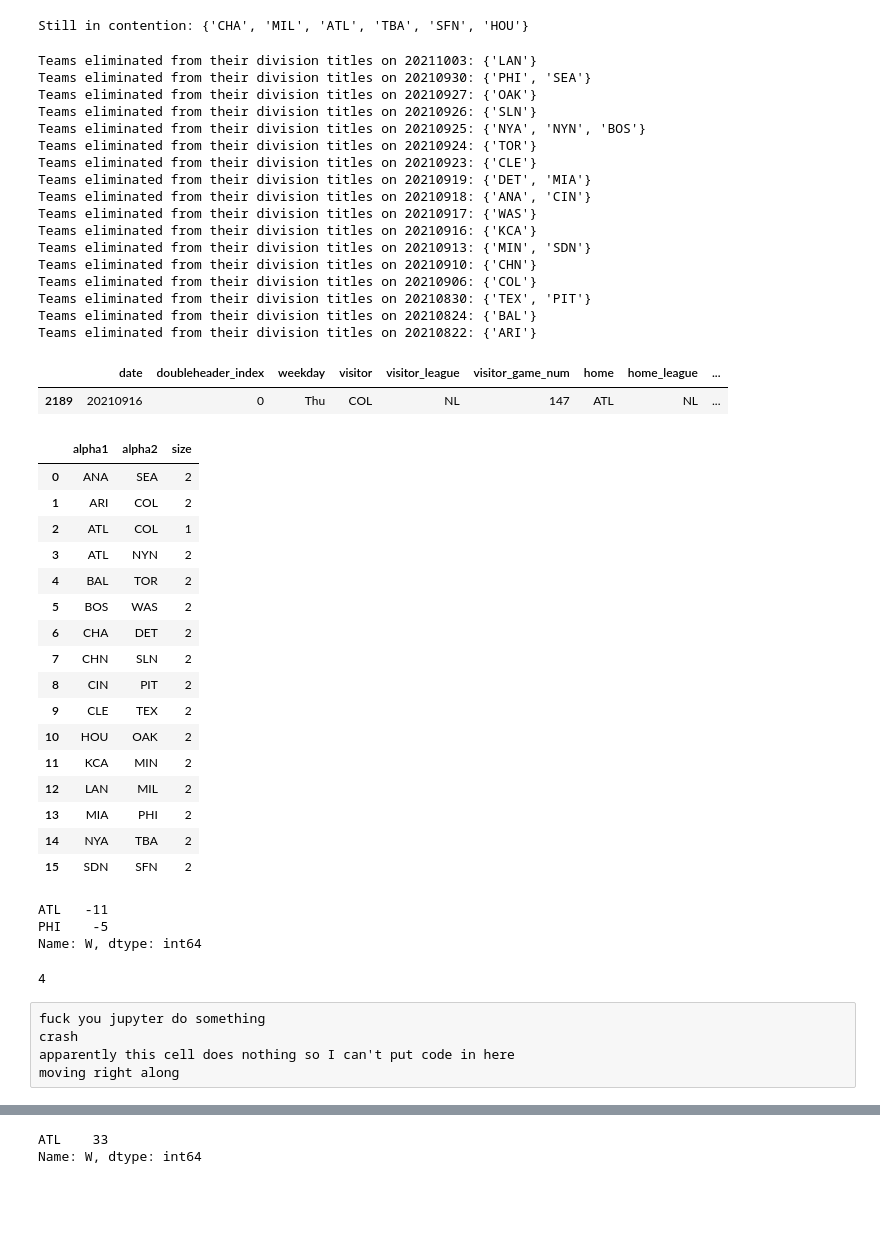
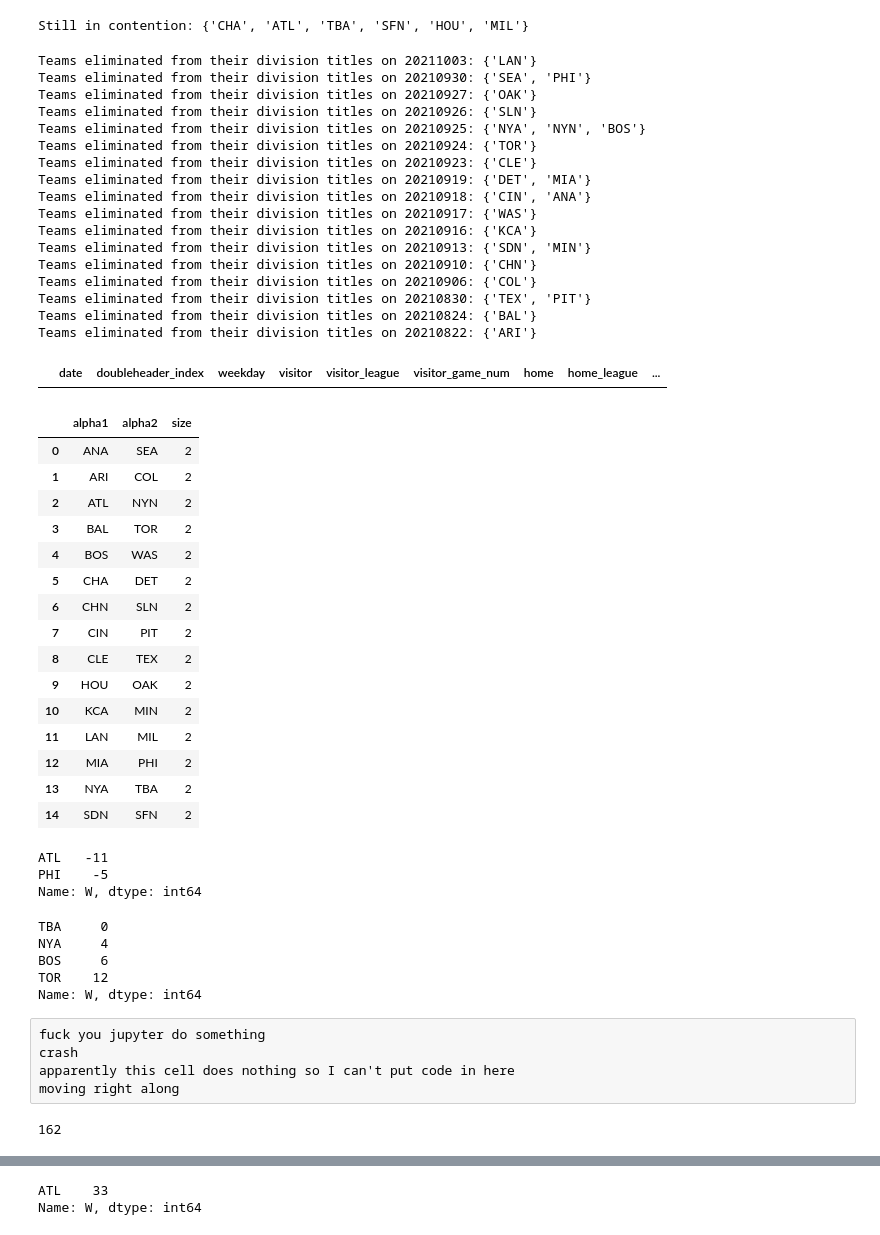
Before and after one commit to markongithub/mlb_standings, a Jupyter notebook: mlb_standings.ipynb, the cells around one changed output, grey strips where cells are left out. Drawn from its saved outputs; the diff is of its cells as text; code cells hidden in the pictures; blank space fills up the shorter version.

```diff
--- a/mlb_standings.ipynb
+++ b/mlb_standings.ipynb
@@ -7,14 +7,17 @@ import numpy as np
 
 def load_game_log(game_log_path):
     retro_df_columns=['date', 'doubleheader_index','weekday', 'visitor', 'visitor_league', 'visitor_game_num', 'home', 'home_league', 'home_game_num', 'visitor_score', 'home_score', 'length_outs', 'day_night', 'completion']
-    df = pd.read_csv(game_log_path, header=0, names=retro_df_columns, usecols=range(len(retro_df_columns)))
+    df = pd.read_csv(game_log_path, header=None, names=retro_df_columns, usecols=range(len(retro_df_columns)))
     df['date'] = df['date'].astype(str)
+    df = df.fillna(value={'completion': 'I hate Pandas'})
+    df['completion'] = df['completion'].astype(str)
     df['completion_date'] = df['date']
-    df.loc[(~df['completion'].isnull()), 'completion_date'] = df['completion'].str.split(',').str[0]
+    df.loc[(df['completion'] != "I hate Pandas"), 'completion_date'] = df['completion'].str.split(',').str[0]
     df['completion_date'] = df['completion_date'].astype(str)
     return df
 
 df = load_game_log('./data/GL2021.txt')
 df.loc[(df['date'] != df['completion_date'])]
+# df.loc[(df['visitor'] == 'PIT') | (df['home'] == 'PIT')].shape
 # %% [output]
 |  | date | doubleheader_index | weekday | visitor | visitor_league | visitor_game_num | home | home_league | ... |
@@ -155,20 +122,20 @@ Name: L, dtype: int64
 # %%
 # standings.loc[(standings['div'] == 'NE')]['W'].max()
 
-def division_contenders(standings_immutable):
+def division_contenders(standings_immutable, divisions, season_length):
     df = standings_immutable.copy()
 #    print(f'division_contenders was called with columns {df.columns}')
     df['div'] = divisions['div']
-    max_wins = 162 - df['L']
+    max_wins = season_length - df['L']
     division_contenders = set()
     for index, row in df.iterrows():
         most_wins_in_division = df.loc[(df['div'] == row["div"])]['W'].max()
         if max_wins[index] >= most_wins_in_division:
             division_contenders.add(index)
     return division_contenders
-print(f'Still in contention: {division_contenders(standings)}')
+print(f'Still in contention: {division_contenders(standings, DIVISIONS, 162)}')
 # %% [output]
-Still in contention: {'CHA', 'MIL', 'ATL', 'TBA', 'SFN', 'HOU'}
+Still in contention: {'CHA', 'ATL', 'TBA', 'SFN', 'HOU', 'MIL'}
 # %%
 from datetime import datetime, timedelta
 
@@ -192,7 +159,7 @@ def show_dumb_elimination_output(df, divisions):
       current_standings['div'] = divisions['div']
       current_standings['lg'] = divisions['lg']
       current_standings['max_wins'] = 162 - current_standings['L']
-      contenders = division_contenders(current_standings)
+      contenders = division_contenders(current_standings, divisions, 162)
       if old_contenders:
         new_contenders = contenders.difference(old_contenders)
         if new_contenders:
@@ -201,20 +168,20 @@ def show_dumb_elimination_output(df, divisions):
       old_contenders = contenders.copy()
       current_date = current_date - timedelta(days=1)
 
-show_dumb_elimination_output(df, divisions)
+show_dumb_elimination_output(df, DIVISIONS)
 # %% [output]
 Teams eliminated from their division titles on 20211003: {'LAN'}
-Teams eliminated from their division titles on 20210930: {'PHI', 'SEA'}
+Teams eliminated from their division titles on 20210930: {'SEA', 'PHI'}
 Teams eliminated from their division titles on 20210927: {'OAK'}
 Teams eliminated from their division titles on 20210926: {'SLN'}
 Teams eliminated from their division titles on 20210925: {'NYA', 'NYN', 'BOS'}
 Teams eliminated from their division titles on 20210924: {'TOR'}
 Teams eliminated from their division titles on 20210923: {'CLE'}
 Teams eliminated from their division titles on 20210919: {'DET', 'MIA'}
-Teams eliminated from their division titles on 20210918: {'ANA', 'CIN'}
+Teams eliminated from their division titles on 20210918: {'CIN', 'ANA'}
 Teams eliminated from their division titles on 20210917: {'WAS'}
 Teams eliminated from their division titles on 20210916: {'KCA'}
-Teams eliminated from their division titles on 20210913: {'MIN', 'SDN'}
+Teams eliminated from their division titles on 20210913: {'SDN', 'MIN'}
 Teams eliminated from their division titles on 20210910: {'CHN'}
 Teams eliminated from their division titles on 20210906: {'COL'}
 Teams eliminated from their division titles on 20210830: {'TEX', 'PIT'}
@@ -223,19 +190,20 @@ Teams eliminated from their division titles on 20210822: {'ARI'}
 # %%
 def load_schedule(filename):
     schedule_columns=['date', 'doubleheader_index','weekday', 'visitor', 'visitor_league', 'visitor_game_num', 'home', 'home_league', 'home_game_num', 'day_night', 'completion', 'makeup_date']
-    df = pd.read_csv(filename, header=0, names=schedule_columns, usecols=range(len(schedule_columns)))
+    df = pd.read_csv(filename, header=None, names=schedule_columns, usecols=range(len(schedule_columns)))
+    df['completion'] = df['completion'].astype(str)
     df['makeup_date'] = df['makeup_date'].astype(str)
-    return df
+    return df.dropna(subset=['home'])
 
 schedule_path = './data/2021SKED.TXT'
+SCHEDULE = load_schedule(schedule_path)
 
 def find_unplayed_games(schedule):
-  return schedule.loc[schedule["makeup_date"].str.startswith("not", na=False)]
+    return schedule.loc[schedule["makeup_date"].str.startswith("not", na=False)]
 
 find_unplayed_games(load_schedule(schedule_path))
 # %% [output]
 |  | date | doubleheader_index | weekday | visitor | visitor_league | visitor_game_num | home | home_league | ... |
-| 2189 | 20210916 | 0 | Thu | COL | NL | 147 | ATL | NL | ... |
 # %%
 def logged_games_after_date(df, date_str):
     return df.loc[df['completion_date'] > date_str]
@@ -254,19 +222,18 @@ all_matchups_after_date(df, load_schedule(schedule_path), '20211001').groupby(['
 |  | alpha1 | alpha2 | size |
 | 0 | ANA | SEA | 2 |
 | 1 | ARI | COL | 2 |
-| 2 | ATL | COL | 1 |
-| 3 | ATL | NYN | 2 |
-| 4 | BAL | TOR | 2 |
-| 5 | BOS | WAS | 2 |
-| 6 | CHA | DET | 2 |
-| 7 | CHN | SLN | 2 |
-| 8 | CIN | PIT | 2 |
-| 9 | CLE | TEX | 2 |
-| 10 | HOU | OAK | 2 |
-| 11 | KCA | MIN | 2 |
-| 12 | LAN | MIL | 2 |
-| 13 | MIA | PHI | 2 |
-| 14 | NYA | TBA | 2 |
-| 15 | SDN | SFN | 2 |
+| 2 | ATL | NYN | 2 |
+| 3 | BAL | TOR | 2 |
+| 4 | BOS | WAS | 2 |
+| 5 | CHA | DET | 2 |
+| 6 | CHN | SLN | 2 |
+| 7 | CIN | PIT | 2 |
+| 8 | CLE | TEX | 2 |
+| 9 | HOU | OAK | 2 |
+| 10 | KCA | MIN | 2 |
+| 11 | LAN | MIL | 2 |
+| 12 | MIA | PHI | 2 |
+| 13 | NYA | TBA | 2 |
+| 14 | SDN | SFN | 2 |
 # %%
 
@@ -289,12 +256,16 @@ PHI    -5
 Name: W, dtype: int64
 # %%
 orioles_test = compute_standings(df.loc[(df['completion_date'] <= '20210823')])
-threats1 = divisional_threats(orioles_test, 'BAL')
-threats1['NYA']
+threats1 = divisional_threats(orioles_test, DIVISIONS, 162, 'BAL')
+threats1
 # why_cant_i_do_this_in_one_line.merge(divisions, left_index=True, right_index=True)
 # orioles_test = why_cant_i_do# _this_in_one_line.loc[divisions[why_cant_i_do_this_in_one_line.index] == 'AE']
 # %% [output]
-4
+TBA     0
+NYA     4
+BOS     6
+TOR    12
+Name: W, dtype: int64
 # %% [raw]
 fuck you jupyter do something
 crash
@@ -309,6 +281,15 @@ def games_between_rivals_after_date(df, schedule, date_str, team):
 # %%
 # I have to sort games_among_threats in decreasing order of team quality
 # Maybe just replace the team names with ints?
+# %%
+def get_season_length(schedule):
+    unique_game_counts = pd.unique(pd.concat([schedule['home'], schedule['visitor']], axis = 0).value_counts())
+    assert(unique_game_counts.shape == (1,))
+    return unique_game_counts[0]
+
+get_season_length(SCHEDULE)
+# %% [output]
+162
 # %%
 # sort the output of division_threats
 def sort_rivals(matchups, threats):
```
Also changed, not shown: parts of 22 cells of this notebook, 1 other file.
